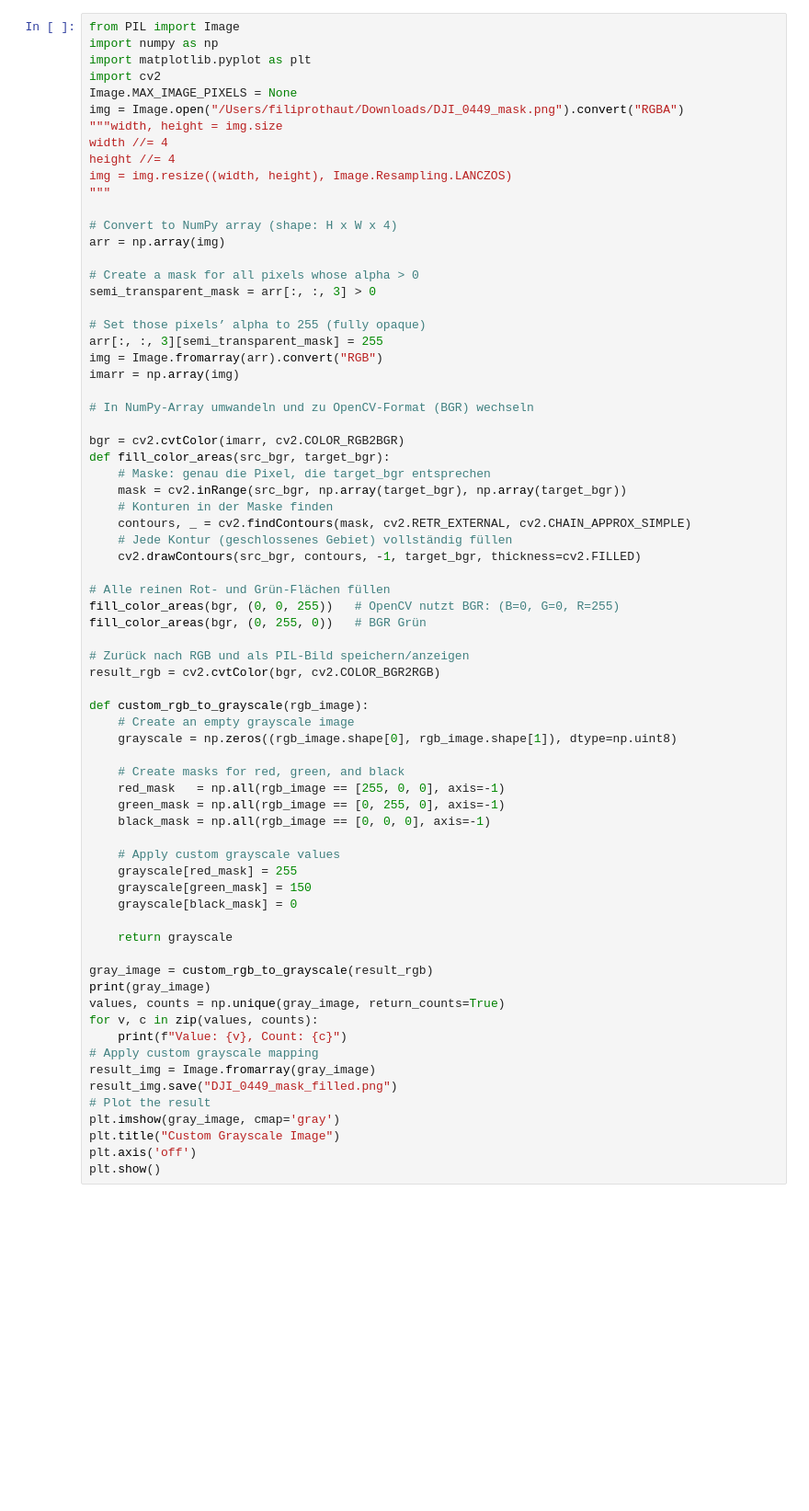
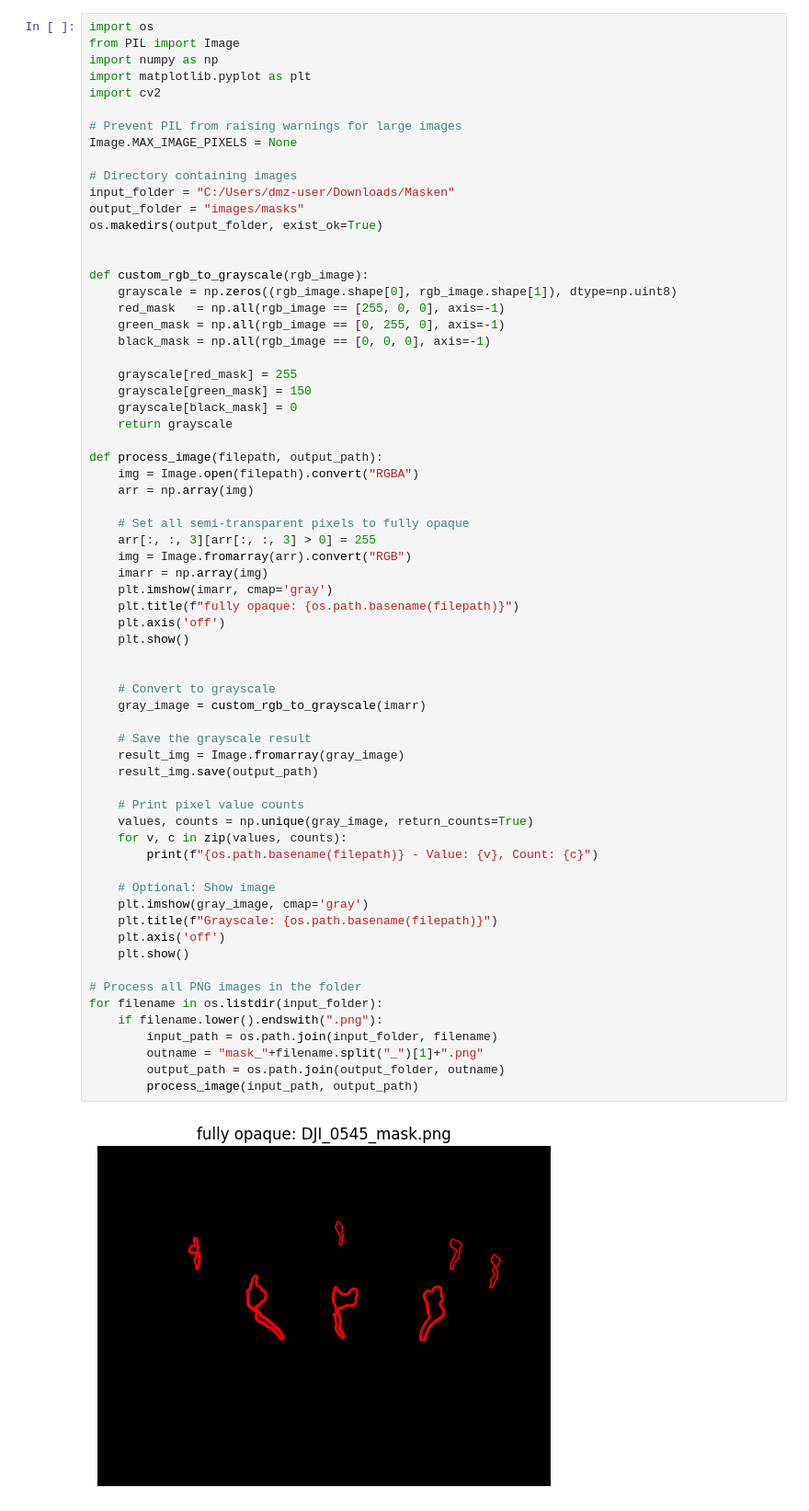
Before and after one commit to frothaut/thesis, a Jupyter notebook: masks.ipynb, the cells around one changed output. Shown: that part at 92% size. Saved outputs shown, nothing was run; the diff lists cells and outputs as text; blank space fills up the shorter version.

Commit message:
no fill

```diff
--- a/masks.ipynb
+++ b/masks.ipynb
@@ -1,72 +4,68 @@
 # %%
+import os
 from PIL import Image
 import numpy as np
 import matplotlib.pyplot as plt
 import cv2
+
+# Prevent PIL from raising warnings for large images
 Image.MAX_IMAGE_PIXELS = None
-img = Image.open("/Users/filiprothaut/Downloads/DJI_0449_mask.png").convert("RGBA")
-"""width, height = img.size
-width //= 4
-height //= 4
-img = img.resize((width, height), Image.Resampling.LANCZOS)
-"""
 
-# Convert to NumPy array (shape: H x W x 4)
-arr = np.array(img)
+# Directory containing images
+input_folder = "C:/Users/dmz-user/Downloads/Masken"
+output_folder = "images/masks"
+os.makedirs(output_folder, exist_ok=True)
 
-# Create a mask for all pixels whose alpha > 0
-semi_transparent_mask = arr[:, :, 3] > 0
-
-# Set those pixels’ alpha to 255 (fully opaque)
-arr[:, :, 3][semi_transparent_mask] = 255
-img = Image.fromarray(arr).convert("RGB")
-imarr = np.array(img)
-
-# In NumPy-Array umwandeln und zu OpenCV-Format (BGR) wechseln
-
-bgr = cv2.cvtColor(imarr, cv2.COLOR_RGB2BGR)
-def fill_color_areas(src_bgr, target_bgr):
-    # Maske: genau die Pixel, die target_bgr entsprechen
-    mask = cv2.inRange(src_bgr, np.array(target_bgr), np.array(target_bgr))
-    # Konturen in der Maske finden
-    contours, _ = cv2.findContours(mask, cv2.RETR_EXTERNAL, cv2.CHAIN_APPROX_SIMPLE)
-    # Jede Kontur (geschlossenes Gebiet) vollständig füllen
-    cv2.drawContours(src_bgr, contours, -1, target_bgr, thickness=cv2.FILLED)
-
-# Alle reinen Rot- und Grün-Flächen füllen
-fill_color_areas(bgr, (0, 0, 255))   # OpenCV nutzt BGR: (B=0, G=0, R=255)
-fill_color_areas(bgr, (0, 255, 0))   # BGR Grün
-
-# Zurück nach RGB und als PIL-Bild speichern/anzeigen
-result_rgb = cv2.cvtColor(bgr, cv2.COLOR_BGR2RGB)
 
 def custom_rgb_to_grayscale(rgb_image):
-    # Create an empty grayscale image
     grayscale = np.zeros((rgb_image.shape[0], rgb_image.shape[1]), dtype=np.uint8)
-
-    # Create masks for red, green, and black
     red_mask   = np.all(rgb_image == [255, 0, 0], axis=-1)
     green_mask = np.all(rgb_image == [0, 255, 0], axis=-1)
     black_mask = np.all(rgb_image == [0, 0, 0], axis=-1)
 
-    # Apply custom grayscale values
     grayscale[red_mask] = 255
     grayscale[green_mask] = 150
     grayscale[black_mask] = 0
-
     return grayscale
 
-gray_image = custom_rgb_to_grayscale(result_rgb)
-print(gray_image)
-values, counts = np.unique(gray_image, return_counts=True)
-for v, c in zip(values, counts):
-    print(f"Value: {v}, Count: {c}")
-# Apply custom grayscale mapping
-result_img = Image.fromarray(gray_image)
-result_img.save("DJI_0449_mask_filled.png")
-# Plot the result
-plt.imshow(gray_image, cmap='gray')
-plt.title("Custom Grayscale Image")
-plt.axis('off')
-plt.show()
+def process_image(filepath, output_path):
+    img = Image.open(filepath).convert("RGBA")
+    arr = np.array(img)
+
+    # Set all semi-transparent pixels to fully opaque
+    arr[:, :, 3][arr[:, :, 3] > 0] = 255
+    img = Image.fromarray(arr).convert("RGB")
+    imarr = np.array(img)
+    plt.imshow(imarr, cmap='gray')
+    plt.title(f"fully opaque: {os.path.basename(filepath)}")
+    plt.axis('off')
+    plt.show()
+
+
+    # Convert to grayscale
+    gray_image = custom_rgb_to_grayscale(imarr)
+
+    # Save the grayscale result
+    result_img = Image.fromarray(gray_image)
+    result_img.save(output_path)
+
+    # Print pixel value counts
+    values, counts = np.unique(gray_image, return_counts=True)
+    for v, c in zip(values, counts):
+        print(f"{os.path.basename(filepath)} - Value: {v}, Count: {c}")
+
+    # Optional: Show image
+    plt.imshow(gray_image, cmap='gray')
+    plt.title(f"Grayscale: {os.path.basename(filepath)}")
+    plt.axis('off')
+    plt.show()
+
+# Process all PNG images in the folder
+for filename in os.listdir(input_folder):
+    if filename.lower().endswith(".png"):
+        input_path = os.path.join(input_folder, filename)
+        outname = "mask_"+filename.split("_")[1]+".png"
+        output_path = os.path.join(output_folder, outname)
+        process_image(input_path, output_path)
 # %% [output]
+[figure, new version]
```
Also changed, not shown: parts of 2 cells of this notebook, 3 other files.
